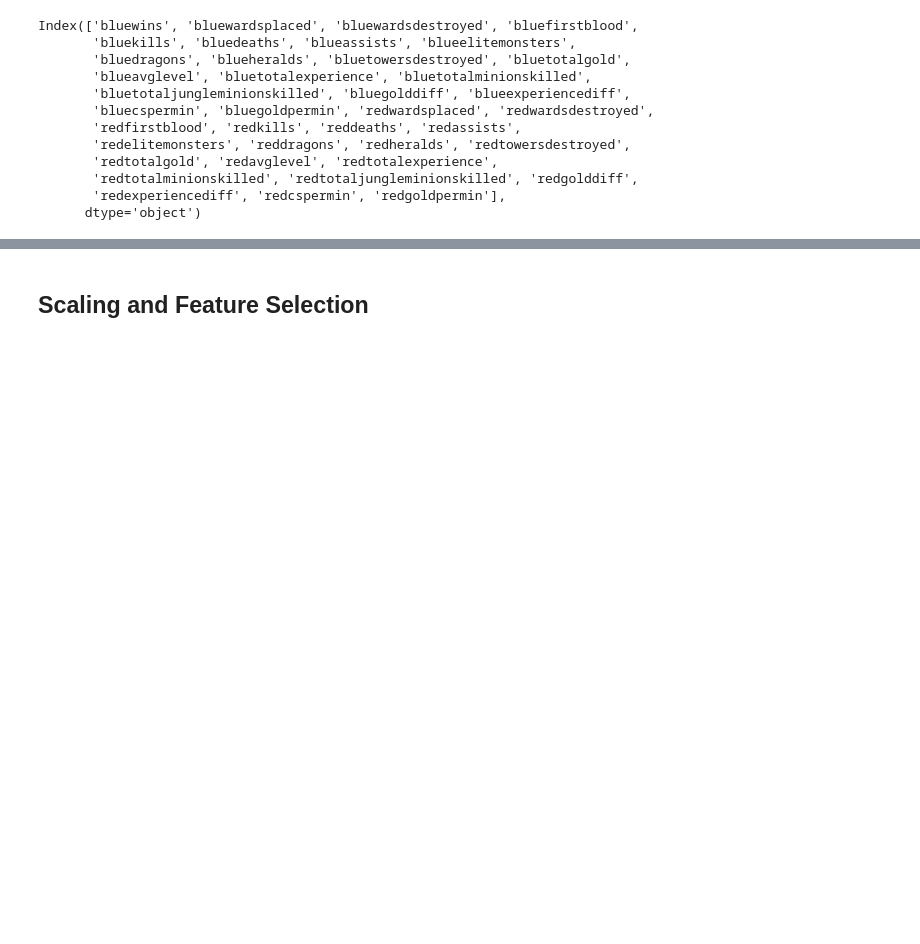
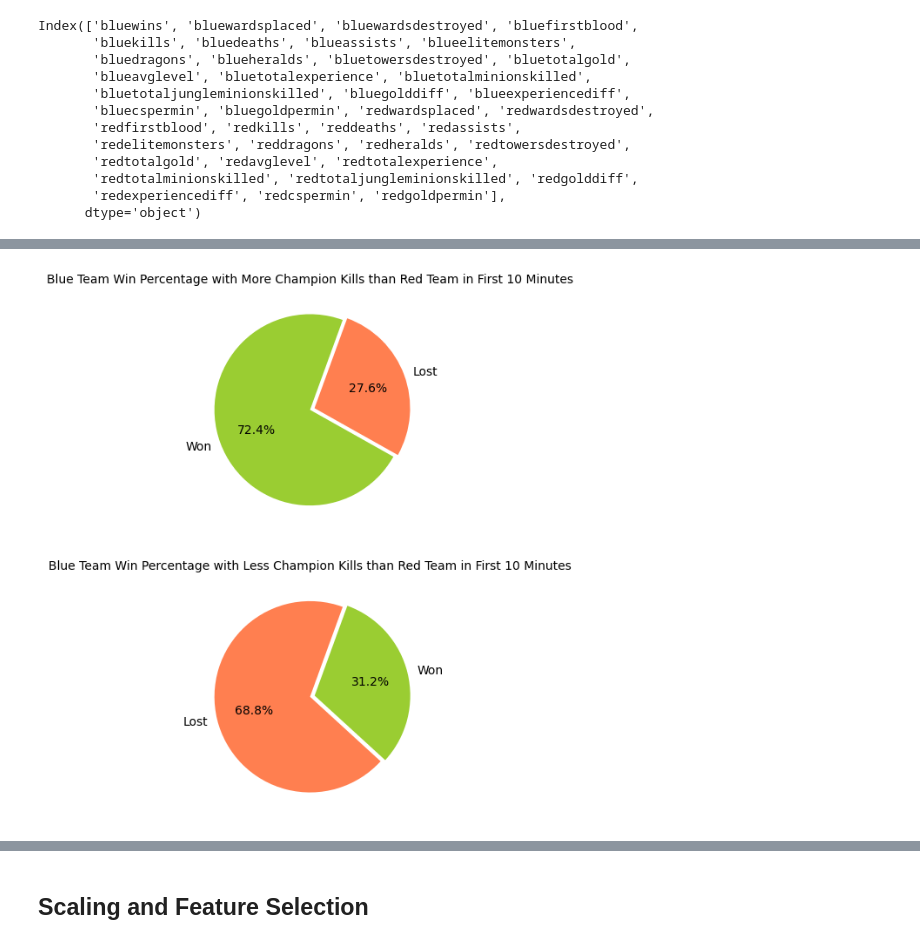
Before and after one commit to shreh2/LOL, a Jupyter notebook: LeagueOfLegends.ipynb, the cells around one changed output, grey strips where cells are left out. Saved outputs shown, nothing was run; the diff lists cells and outputs as text; code cells hidden in the pictures; blank space fills up the shorter version.

```diff
--- a/LeagueOfLegends.ipynb
+++ b/LeagueOfLegends.ipynb
@@ -95,0 +142,23 @@ Index(['bluewins', 'bluewardsplaced', 'bluewardsdestroyed', 'bluefirstblood',
+# %%
+champkillpositive_temp = hdr10.query("championkilldifference>0")['bluewins']
+champkillpositive_pie = champkillpositive_temp.value_counts()
+champkillpositive_pie.rename(index={1: "Won", 0:"Lost"}, inplace=True)
+# %%
+champkillnegative_temp = hdr10.query("championkilldifference<=0")['bluewins']
+champkillnegative_pie = champkillnegative_temp.value_counts()
+champkillnegative_pie.rename(index={1: "Won", 0:"Lost"}, inplace=True)
+# %%
+fig = plt.figure(figsize=(10,8), dpi=100)
+ax1 = plt.subplot2grid((2,1),(0,0))
+plt.pie(champkillpositive_pie, labels=champkillpositive_pie.index, explode= (0,0.05),
+       colors=['YellowGreen', 'Coral'],
+       autopct='%1.1f%%', startangle=70)
+plt.title("Blue Team Win Percentage with More Champion Kills than Red Team in First 10 Minutes", fontsize=10, color='Black')
+
+ax1 = plt.subplot2grid((2,1),(1,0))
+plt.pie(champkillnegative_pie, labels=champkillnegative_pie.index, explode= (0,0.05),
+       colors=['Coral', 'Yellowgreen'],
+       autopct='%1.1f%%', startangle=70)
+plt.title("Blue Team Win Percentage with Less Champion Kills than Red Team in First 10 Minutes", fontsize=10, color='Black');
+# %% [output]
+[figure, added]
```
Also changed, not shown: parts of 24 cells of this notebook.
